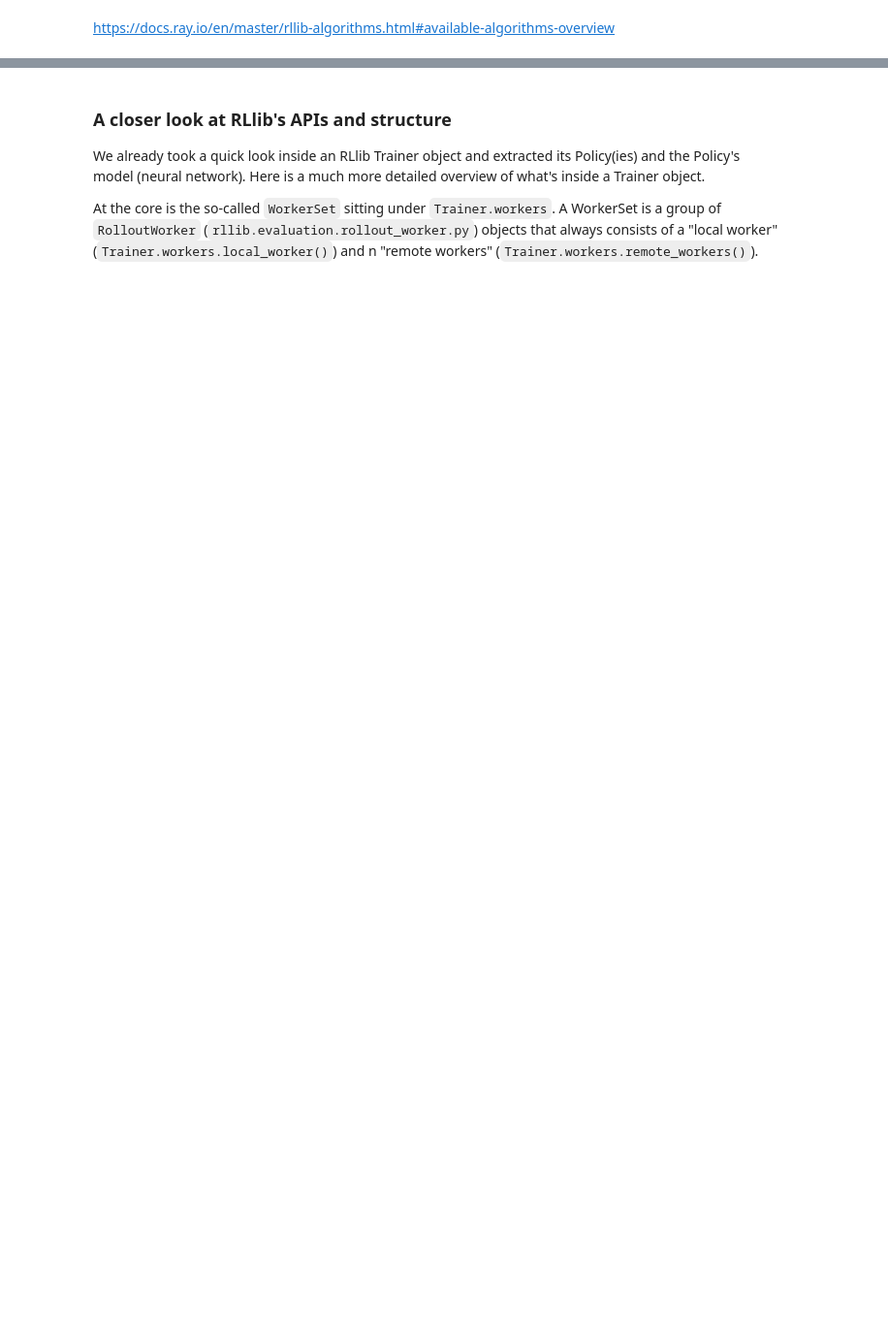
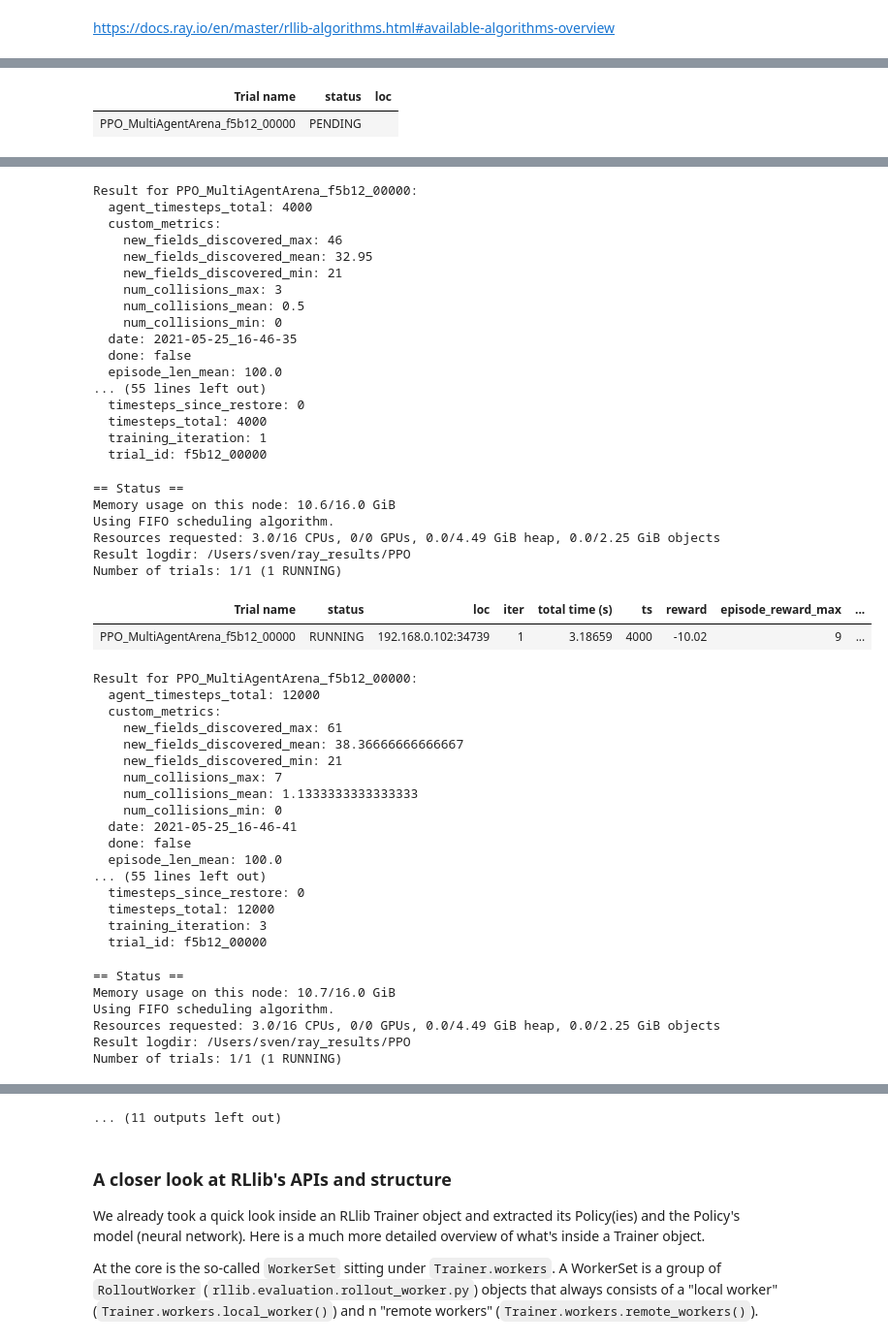
Before and after one commit to sven1977/rllib_tutorials, a Jupyter notebook: ray_summit_2021/tutorial_notebook.ipynb, the cells around one changed output, grey strips where cells are left out. Shown at 97% size. Drawn from its saved outputs; the diff is of its cells as text; code cells hidden in the pictures; blank space fills up the shorter version.

```diff
--- a/ray_summit_2021/tutorial_notebook.ipynb
+++ b/ray_summit_2021/tutorial_notebook.ipynb
@@ -814,30 +1307,30 @@ class MyCallback(DefaultCallbacks):
                          env_index, **kwargs):
         # Set per-episode object to capture, which states (observations)
         # have been visited by agent1.
-        episode.user_data["ground_covered"] = set()
+        episode.user_data["new_fields_discovered"] = 0
         # Set per-episode agent2-blocks counter (how many times has agent2 blocked agent1?).
-        episode.user_data["num_blocks"] = 0
+        episode.user_data["num_collisions"] = 0
 
     def on_episode_step(self, *, worker, base_env,
                         episode, env_index, **kwargs):
-        # Add agent1's observation to our set of unique observations.
-        ag1_obs = episode.last_raw_obs_for("agent1")
-        episode.user_data["ground_covered"].add(ag1_obs)
-        # If agent2's reward > 0.0, it means she has blocked agent1.
+        # Get both rewards.
+        ag1_r = episode.prev_reward_for("agent1")
         ag2_r = episode.prev_reward_for("agent2")
-        if ag2_r > 0.0:
-            episode.user_data["num_blocks"] += 1
+
+        # Agent1 discovered a new field.
+        if ag1_r == 1.0:
+            episode.user_data["new_fields_discovered"] += 1
+        # Collision.
+        elif ag2_r == 1.0:
+            episode.user_data["num_collisions"] += 1
 
     def on_episode_end(self, *, worker, base_env,
                        policies, episode,
                        env_index, **kwargs):
-        # Reset everything.
-        episode.user_data["ground_covered"] = set()
-        episode.user_data["num_blocks"] = 0
+        # Store everything in `episode.custom_metrics`:
+        episode.custom_metrics["new_fields_discovered"] = episode.user_data["new_fields_discovered"]
+        episode.custom_metrics["num_collisions"] = episode.user_data["num_collisions"]
 
-
-
-ray.init()
 
 stop = {"training_iteration": 10}
 # Specify env and custom callbacks in our config (leave everything else
@@ -851,3 +1344,4 @@ config = {
 tune.run("PPO", stop=stop, config=config)
 
 # Check tensorboard.
+# %% [output]
@@ -853,0 +1354,2 @@ tune.run("PPO", stop=stop, config=config)
+| Trial name | status | loc |
+| PPO_MultiAgentArena_f5b12_00000 | PENDING |  |
@@ -853,0 +1362,48 @@ tune.run("PPO", stop=stop, config=config)
+Result for PPO_MultiAgentArena_f5b12_00000:
+  agent_timesteps_total: 4000
+  custom_metrics:
+    new_fields_discovered_max: 46
+    new_fields_discovered_mean: 32.95
+    new_fields_discovered_min: 21
+    num_collisions_max: 3
+    num_collisions_mean: 0.5
+    num_collisions_min: 0
+  date: 2021-05-25_16-46-35
+  done: false
+  episode_len_mean: 100.0
+... (55 lines left out)
+  timesteps_since_restore: 0
+  timesteps_total: 4000
+  training_iteration: 1
+  trial_id: f5b12_00000
+== Status ==
+Memory usage on this node: 10.6/16.0 GiB
+Using FIFO scheduling algorithm.
+Resources requested: 3.0/16 CPUs, 0/0 GPUs, 0.0/4.49 GiB heap, 0.0/2.25 GiB objects
+Result logdir: /Users/sven/ray_results/PPO
+Number of trials: 1/1 (1 RUNNING)
+| Trial name | status | loc | iter | total time (s) | ts | reward | episode_reward_max | ... |
+| PPO_MultiAgentArena_f5b12_00000 | RUNNING | 192.168.0.102:34739 | 1 | 3.18659 | 4000 | -10.02 | 9 | ... |
+Result for PPO_MultiAgentArena_f5b12_00000:
+  agent_timesteps_total: 12000
+  custom_metrics:
+    new_fields_discovered_max: 61
+    new_fields_discovered_mean: 38.36666666666667
+    new_fields_discovered_min: 21
+    num_collisions_max: 7
+    num_collisions_mean: 1.1333333333333333
+    num_collisions_min: 0
+  date: 2021-05-25_16-46-41
+  done: false
+  episode_len_mean: 100.0
+... (55 lines left out)
+  timesteps_since_restore: 0
+  timesteps_total: 12000
+  training_iteration: 3
+  trial_id: f5b12_00000
+== Status ==
+Memory usage on this node: 10.7/16.0 GiB
+Using FIFO scheduling algorithm.
+Resources requested: 3.0/16 CPUs, 0/0 GPUs, 0.0/4.49 GiB heap, 0.0/2.25 GiB objects
+Result logdir: /Users/sven/ray_results/PPO
+Number of trials: 1/1 (1 RUNNING)
@@ -854,3 +1437,4 @@ tune.run("PPO", stop=stop, config=config)
+... (11 outputs left out)
 # %% [markdown]
 ### A closer look at RLlib's APIs and structure
 
```
Also changed, not shown: parts of 29 cells of this notebook, 5 other files.
